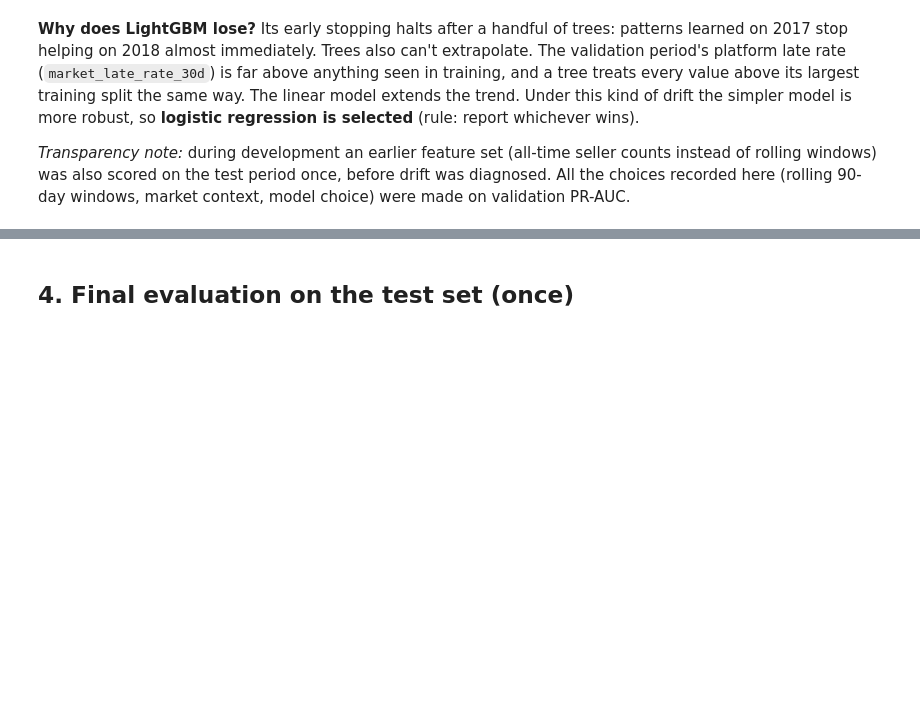
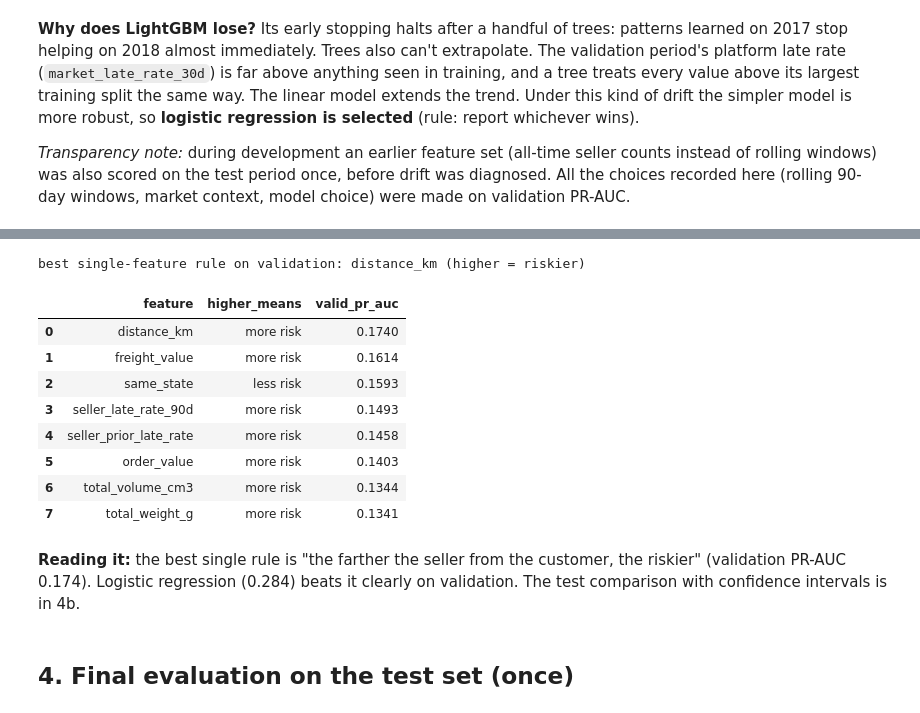
Before and after one commit to MasoodManzoorAhmed/ecommerce-customer-experience-analytics-with-GenAI, a Jupyter notebook: notebooks/02_late_delivery_model.ipynb, the cells around one changed output, grey strips where cells are left out. Saved outputs shown, nothing was run; the diff lists cells and outputs as text; code cells hidden in the pictures; blank space fills up the shorter version.

```diff
--- a/notebooks/02_late_delivery_model.ipynb
+++ b/notebooks/02_late_delivery_model.ipynb
@@ -193,3 +203,23 @@ valid_scores.round(4)
+# %%
+rule_table, best_rule = rule_baselines(x_tr, y_tr, x_va, y_va, NUMERIC_FEATURES)
+print(
+    f"best single-feature rule on validation: {best_rule['feature']} "
+    f"({'higher' if best_rule['direction'] > 0 else 'lower'} = riskier)"
+)
+rule_table.head(8).round(4)
+# %% [output]
+best single-feature rule on validation: distance_km (higher = riskier)
+|  | feature | higher_means | valid_pr_auc |
+| 0 | distance_km | more risk | 0.1740 |
+| 1 | freight_value | more risk | 0.1614 |
+| 2 | same_state | less risk | 0.1593 |
+| 3 | seller_late_rate_90d | more risk | 0.1493 |
+| 4 | seller_prior_late_rate | more risk | 0.1458 |
+| 5 | order_value | more risk | 0.1403 |
+| 6 | total_volume_cm3 | more risk | 0.1344 |
+| 7 | total_weight_g | more risk | 0.1341 |
+# %% [markdown]
+**Reading it:** the best single rule is "the farther the seller from the customer, the riskier" (validation PR-AUC 0.174). Logistic regression (0.284) beats it clearly on validation. The test comparison with confidence intervals is in 4b.
 # %% [markdown]
 ## 4. Final evaluation on the test set (once)
 # %%
```
Also changed, not shown: parts of 14 cells of this notebook, 19 other files.
